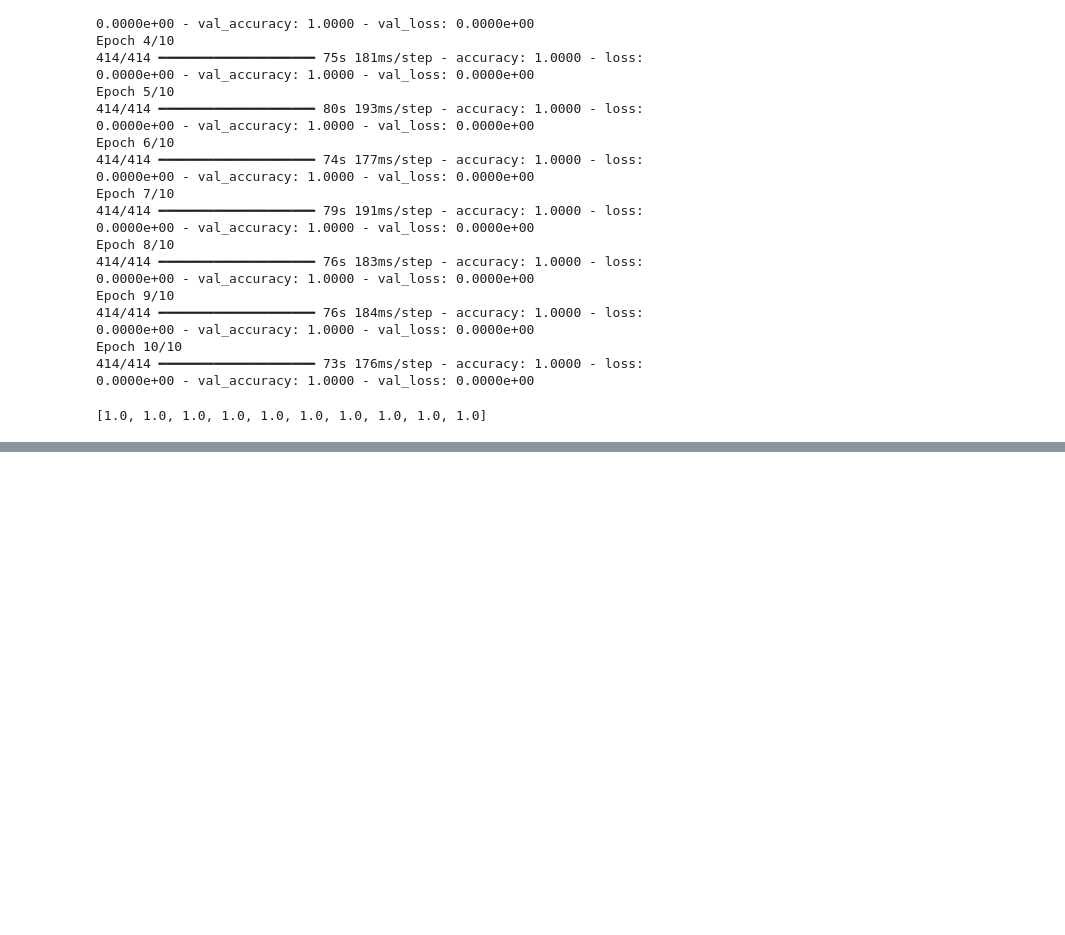
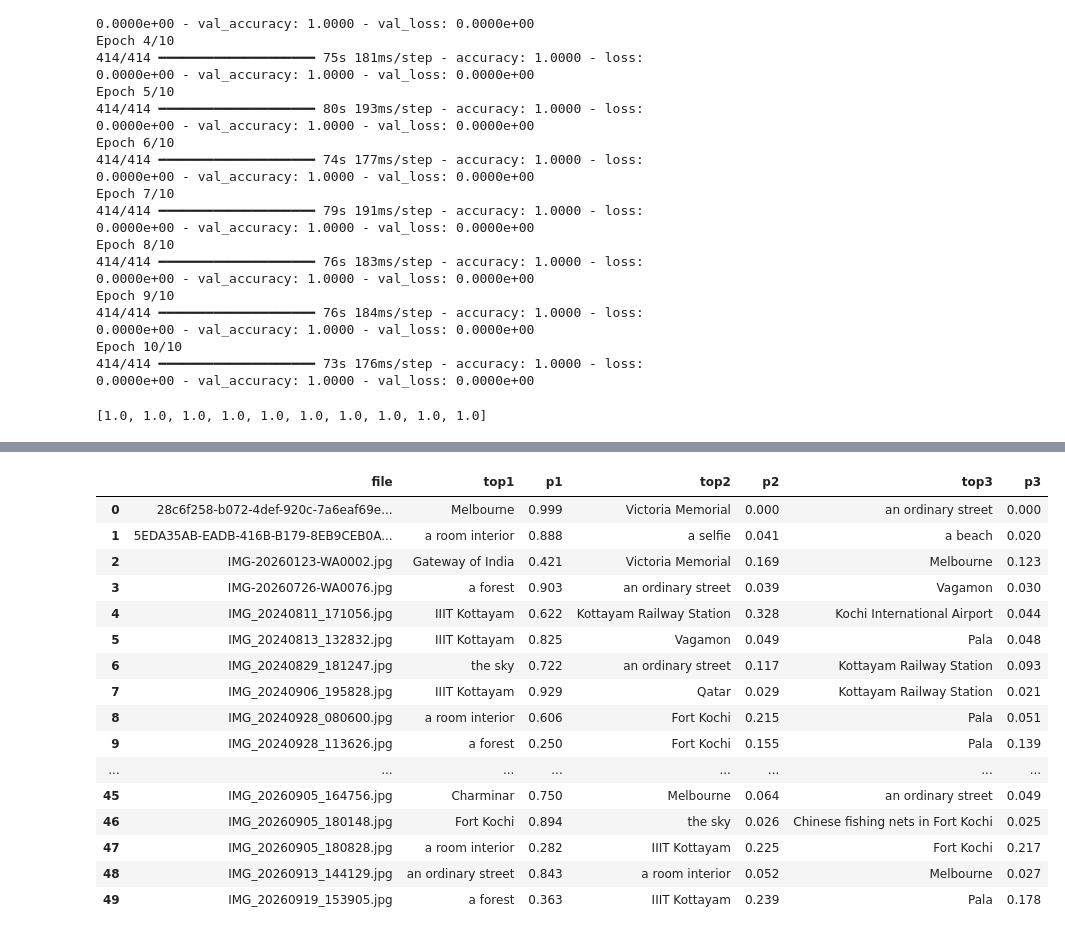
Before and after one commit to byter66/Aegis, a Jupyter notebook: landmarks.ipynb, the cells around one changed output, grey strips where cells are left out. Cells and saved outputs as stored; diff of their text form; code cells hidden in the pictures; blank space fills up the shorter version.

```diff
--- a/landmarks.ipynb
+++ b/landmarks.ipynb
@@ -266,0 +324,21 @@ print(history.history['val_accuracy'])
+# %%
+places = ["Taj Mahal", "Red Fort", "India Gate", "Gateway of India", "Hawa Mahal", "Charminar", "Qutb Minar", "Victoria Memorial", "Mysore Palace", "Chinese fishing nets in Fort Kochi", "Fort Kochi", "Vagamon", "IIIT Kottayam", "Pala", "Saudi Arabia", "Melbourne", "Qatar", "Kochi International Airport", "Kottayam Railway Station"]
+
+negatives = ["food on a plate", "a selfie", "a room interior", "an ordinary street","a beach", "a forest", "the sky", "a close-up of an object"]
+
+place_prompts = [f"a photo of {p}, a famous landmark in India" for p in places]
+neg_prompts = [f"a photo of {n}" for n in negatives]
+# %%
+def clip_scores(img_path, prompts):
+    inputs = proc(text=prompts, images=Image.open(img_path).convert("RGB"),
+                  return_tensors="pt", padding=True).to(device)
+    with torch.no_grad():
+        return clip(**inputs).logits_per_image.softmax(dim=1)[0].cpu()
+
+def clip_landmark(img_path, threshold=0.4):
+    probs = clip_scores(img_path, place_prompts + neg_prompts)
+    i = int(probs.argmax())
+    is_place = i < len(places) and float(probs[i]) >= threshold
+    return {"landmark_flag": is_place,
+            "landmark_confidence": round(float(probs[i]), 3),
+            "landmark_name": places[i] if is_place else None}
@@ -266,0 +364,40 @@ print(history.history['val_accuracy'])
+# %%
+import os, pandas as pd
+
+folder = "/content/drive/MyDrive/Colab Notebooks/dataset_ann"
+files = sorted(f for f in os.listdir(folder) if f.lower().endswith(('.jpg', '.jpeg', '.png', '.HEIC')))
+
+all_prompts = place_prompts + neg_prompts
+rows = []
+for f in files:
+    probs = clip_scores(os.path.join(folder, f), all_prompts)
+    top3 = probs.topk(3)
+    names = (places + negatives)
+    rows.append({
+        "file": f,
+        "top1": names[int(top3.indices[0])], "p1": round(float(top3.values[0]), 3),
+        "top2": names[int(top3.indices[1])], "p2": round(float(top3.values[1]), 3),
+        "top3": names[int(top3.indices[2])], "p3": round(float(top3.values[2]), 3),
+    })
+
+df = pd.DataFrame(rows)
+df.to_csv("/content/drive/MyDrive/Colab Notebooks/clip_results2.csv", index=False)
+df.head(50)
+# %% [output]
+|  | file | top1 | p1 | top2 | p2 | top3 | p3 |
+| 0 | 28c6f258-b072-4def-920c-7a6eaf69e... | Melbourne | 0.999 | Victoria Memorial | 0.000 | an ordinary street | 0.000 |
+| 1 | 5EDA35AB-EADB-416B-B179-8EB9CEB0A... | a room interior | 0.888 | a selfie | 0.041 | a beach | 0.020 |
+| 2 | IMG-20260123-WA0002.jpg | Gateway of India | 0.421 | Victoria Memorial | 0.169 | Melbourne | 0.123 |
+| 3 | IMG-20260726-WA0076.jpg | a forest | 0.903 | an ordinary street | 0.039 | Vagamon | 0.030 |
+| 4 | IMG_20240811_171056.jpg | IIIT Kottayam | 0.622 | Kottayam Railway Station | 0.328 | Kochi International Airport | 0.044 |
+| 5 | IMG_20240813_132832.jpg | IIIT Kottayam | 0.825 | Vagamon | 0.049 | Pala | 0.048 |
+| 6 | IMG_20240829_181247.jpg | the sky | 0.722 | an ordinary street | 0.117 | Kottayam Railway Station | 0.093 |
+| 7 | IMG_20240906_195828.jpg | IIIT Kottayam | 0.929 | Qatar | 0.029 | Kottayam Railway Station | 0.021 |
+| 8 | IMG_20240928_080600.jpg | a room interior | 0.606 | Fort Kochi | 0.215 | Pala | 0.051 |
+| 9 | IMG_20240928_113626.jpg | a forest | 0.250 | Fort Kochi | 0.155 | Pala | 0.139 |
+| ... | ... | ... | ... | ... | ... | ... | ... |
+| 45 | IMG_20260905_164756.jpg | Charminar | 0.750 | Melbourne | 0.064 | an ordinary street | 0.049 |
+| 46 | IMG_20260905_180148.jpg | Fort Kochi | 0.894 | the sky | 0.026 | Chinese fishing nets in Fort Kochi | 0.025 |
+| 47 | IMG_20260905_180828.jpg | a room interior | 0.282 | IIIT Kottayam | 0.225 | Fort Kochi | 0.217 |
+| 48 | IMG_20260913_144129.jpg | an ordinary street | 0.843 | a room interior | 0.052 | Melbourne | 0.027 |
+| 49 | IMG_20260919_153905.jpg | a forest | 0.363 | IIIT Kottayam | 0.239 | Pala | 0.178 |
```
Also changed, not shown: parts of 9 cells of this notebook.
